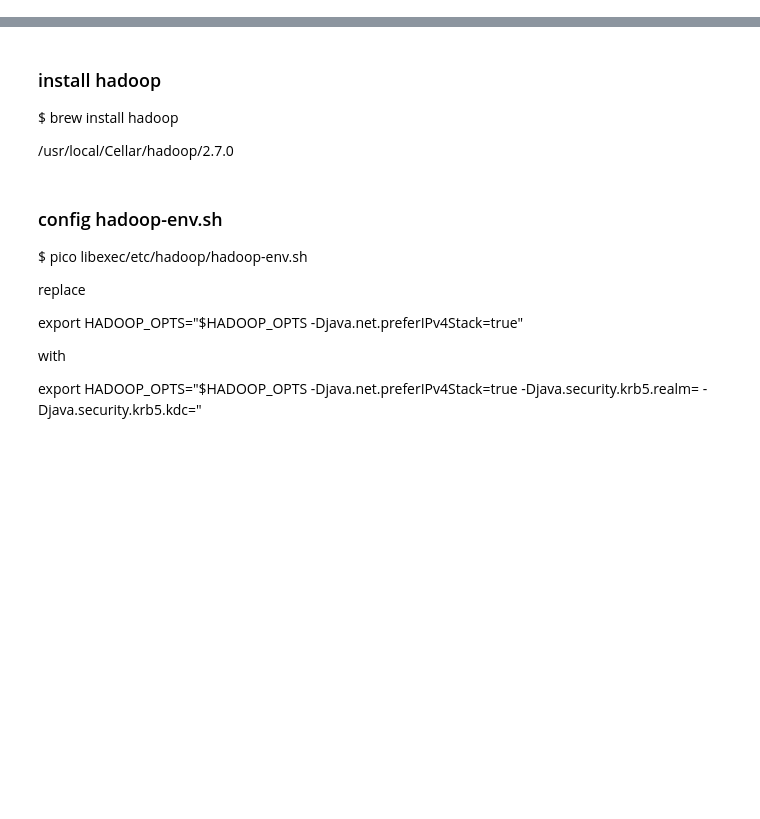
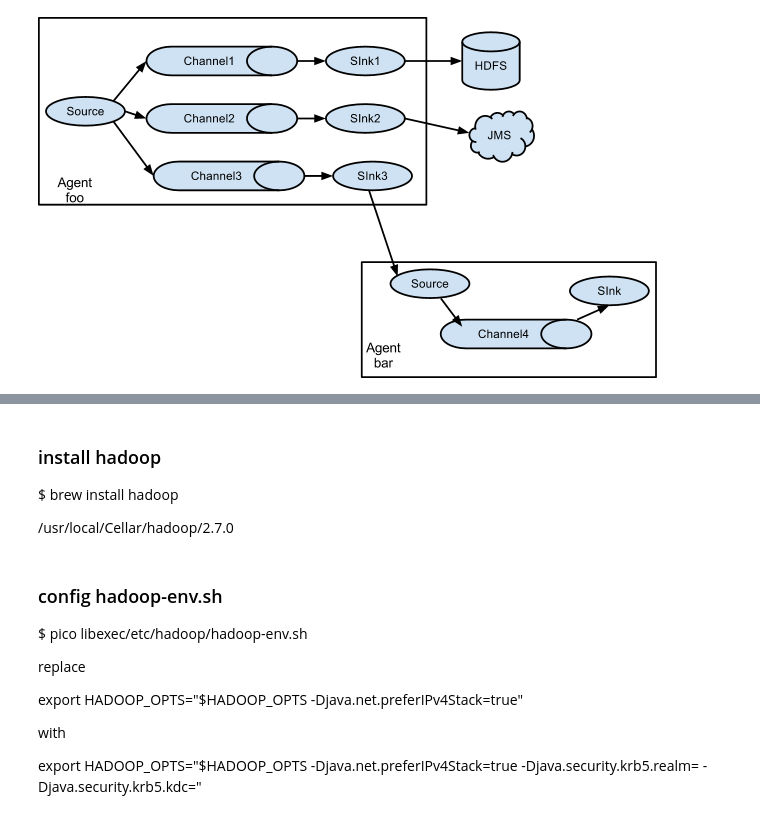
Before and after one commit to gree2/notebooks, a Jupyter notebook: hadoop_ecosystem.ipynb, the cells around one changed output, grey strips where cells are left out. Cells and saved outputs as stored; diff of their text form; code cells hidden in the pictures; blank space fills up the shorter version.

```diff
--- a/hadoop_ecosystem.ipynb
+++ b/hadoop_ecosystem.ipynb
@@ -16,0 +47,4 @@
+# %%
+Image('/Users/hqlgree2/Documents/picture/apache_flume_multiplexing_the_flow.png')
+# %% [output]
+[figure, added]
```
Also changed, not shown: parts of 24 cells of this notebook, 3 other files.
